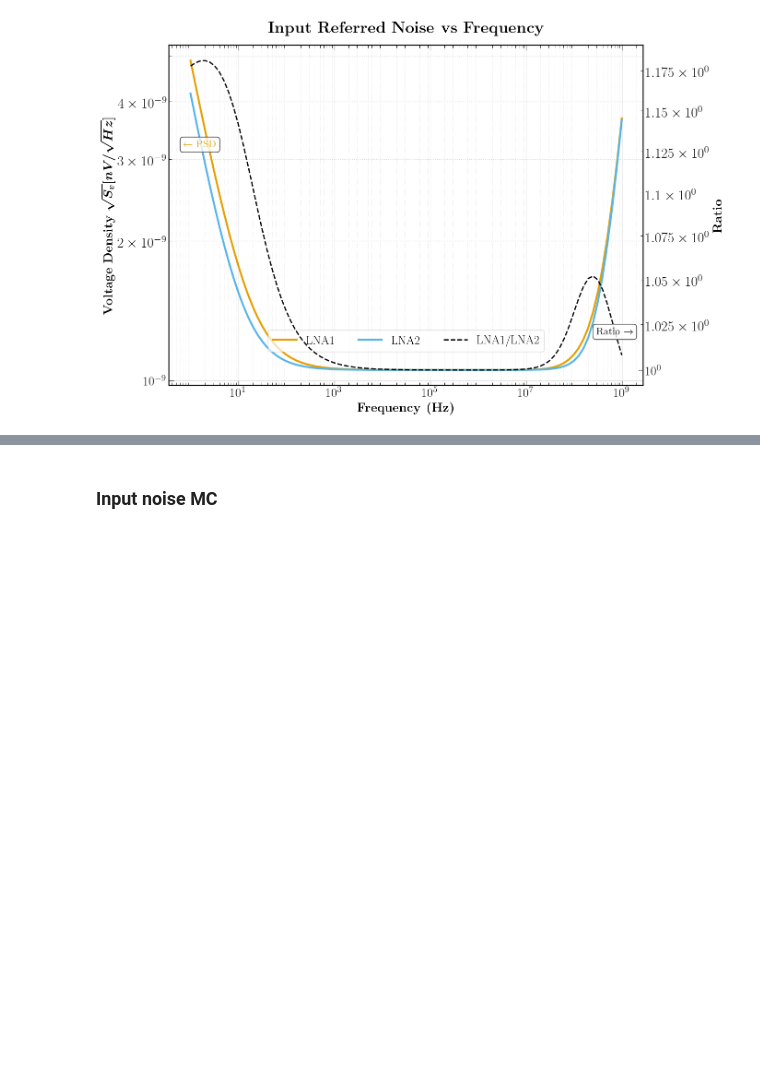
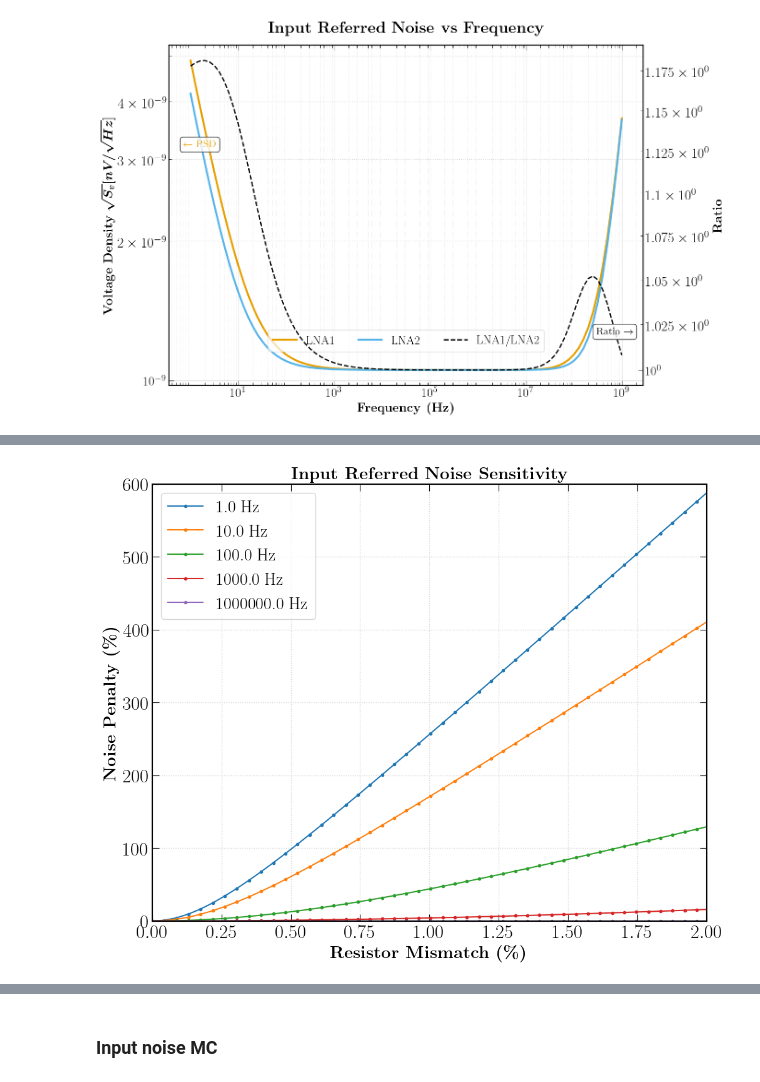
Before and after one commit to BaoTON1701/R-T_BiCMOS_run, a Jupyter notebook: code/Plot_results.ipynb, the cells around one changed output, grey strips where cells are left out. Drawn from its saved outputs; the diff is of its cells as text; code cells hidden in the pictures; blank space fills up the shorter version.

Commit message:
add data noise MC and analyse

```diff
--- a/code/Plot_results.ipynb
+++ b/code/Plot_results.ipynb
@@ -143,0 +150,13 @@ plt.show()
+# %%
+# noise_Rvar = pd.read_csv(f"{dir}/noise_Rvaries_schematic_res.csv")
+noise_Rvar = pd.read_csv(f"{dir}/noise_Rvaries_schematic_res1.csv")
+# dR = np.arange(-10,10.5,0.5) #for first file
+dR = np.arange(0,116,1) #for second file
+col = ['f']
+for i in range(len(dR)):
+    col.append(f"noise{i}")
+noise_Rvar.columns = col
+noise_Rvar.head()
+# #test plot
+# plt.figure(figsize=(10,6))
+# plt.loglog(noise_Rvar['f'], noise_Rvar[f"noise40"], label=f"dR=10 Ohm")
@@ -143,0 +171,58 @@ plt.show()
+# %%
+# target frequency points
+target_freqs = [1, 10, 1e2, 1e3, 1e6]  # e.g., 1kHz, 10kHz, 100kHz
+plt.figure(figsize=(10,8), layout = 'constrained')
+for f_target in target_freqs:
+    print(f"Results for Frequency: {f_target} Hz")
+    # Find the closest frequency in the data
+    freq_diffs = np.abs(noise_Rvar['f'] - f_target)
+    idx = freq_diffs.idxmin()
+    f_actual = noise_Rvar.at[idx, 'f']
+    print(f"Using actual frequency from data: {f_actual} Hz\n")
+
+    print(f"{'dR/R (%)':<12} {'Noise (nV/√Hz)':<20}")
+    noise_vals = []
+    for i, dR_value in enumerate(dR):
+        noise_value = noise_Rvar.at[idx, f"noise{i}"]
+        noise_vals.append(noise_value*1e9)  # Convert to nV/√Hz
+          # Mismatch percentage
+        # print(f"{dR_value:<12} {noise_value*1e9:<20.2f}")
+        print(f"{dR_value*100/2290:<12.3f} {noise_value*1e9:<20.2f}")
+    print("\n")
+    #
+    # 1. Calculate the gaps
+    # dy = np.diff(noise_vals)
+    # dx = np.diff(dR*100/2290)  # Mismatch percentage
+
+    # # 2. Calculate slope (dy/dx)
+    # # This array has size N-1
+    # slope_interval = dy / dx
+
+    # # 3. Force 0 at the start (Prepend)
+    # # This brings size back to N
+    # slope_plot = np.insert(slope_interval, 0, 0)
+    # plt.plot(dR*100/2290, noise_vals/min(noise_vals), marker='.', linestyle='-', label=f'{f_actual} Hz')
+    plt.plot(dR*100/2290, (noise_vals-min(noise_vals))*100/min(noise_vals), marker='.', linestyle='-', label=f'{f_actual} Hz')
+    # plt.plot(dR*100/2290, slope_plot, marker='.', linestyle='-', label=f'{f_actual} Hz')
+plt.title( r'\textbf{Input Referred Noise Sensitivity}', fontsize=20, fontweight='bold')
+plt.xlabel(r'\textbf{Resistor Mismatch (\%)}', fontsize=20)
+plt.ylabel(r'\textbf{Noise Penalty (\%)}', fontsize=20)
+plt.grid(True, linestyle=':', linewidth=1, color='lightgray')
+plt.legend(fontsize=20)
+plt.xlim(0,2)
+plt.ylim(0,600)
+plt.savefig(f"{plot_dir}/noise_sensitivity.png", dpi=300)
+# plt.ylim(0,7)
+    # plt.tight_layout()
+    # noise_Rvar[f'mismatch_{f_target}Hz'] = noise_vals
+    # Plotting the noise vs dR for this frequency
+    # plt.figure(figsize=(10,6))
+    # plt.plot(dR/2290, noise_vals, marker='o', linestyle='-', color='skyblue')
+    # plt.title(f'Input Referred Noise vs dR at {f_actual} Hz', fontsize=16)
+    # plt.xlabel(r'\textbf{Mismatch percentages (\%)}', fontsize=20)
+    # plt.ylabel(r'\textbf{Voltage Density} $\boldsymbol{\sqrt{S_v} [nV/ \sqrt{Hz}]}$', fontsize=20)
+    # plt.grid(True, linestyle=':', linewidth=1, color='lightgray')
+    # plt.tight_layout()
+    # # plt.savefig(f"{plot_dir}/Noise_vs_dR_Freq{int(f_actual)}Hz.png", dpi=300)
+    # # plt.close()
+# %% [output]
@@ -143,0 +246 @@ plt.show()
+[figure, added]
```
Also changed, not shown: parts of 14 cells of this notebook, 30 other files.
